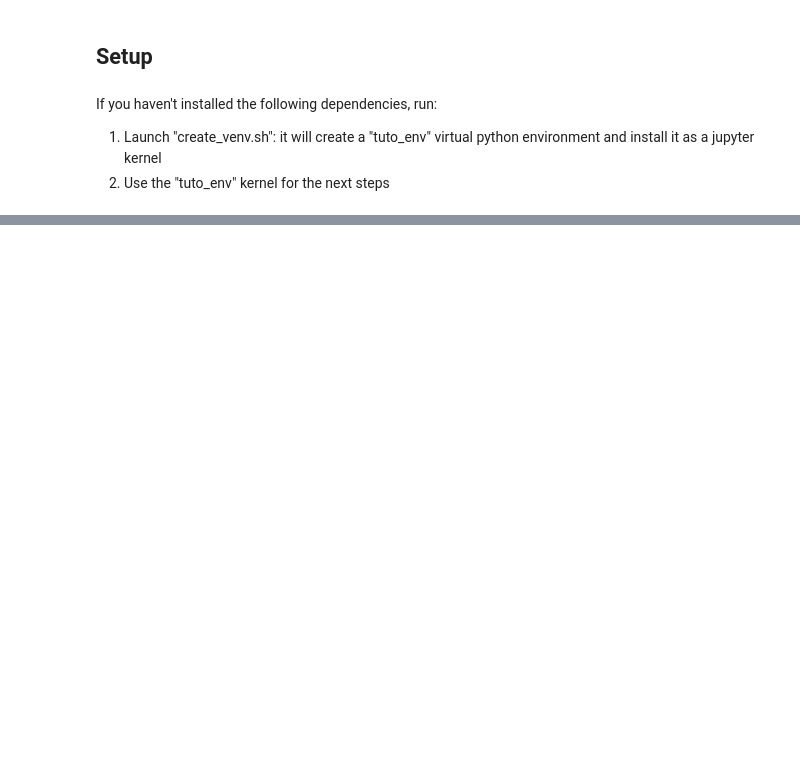
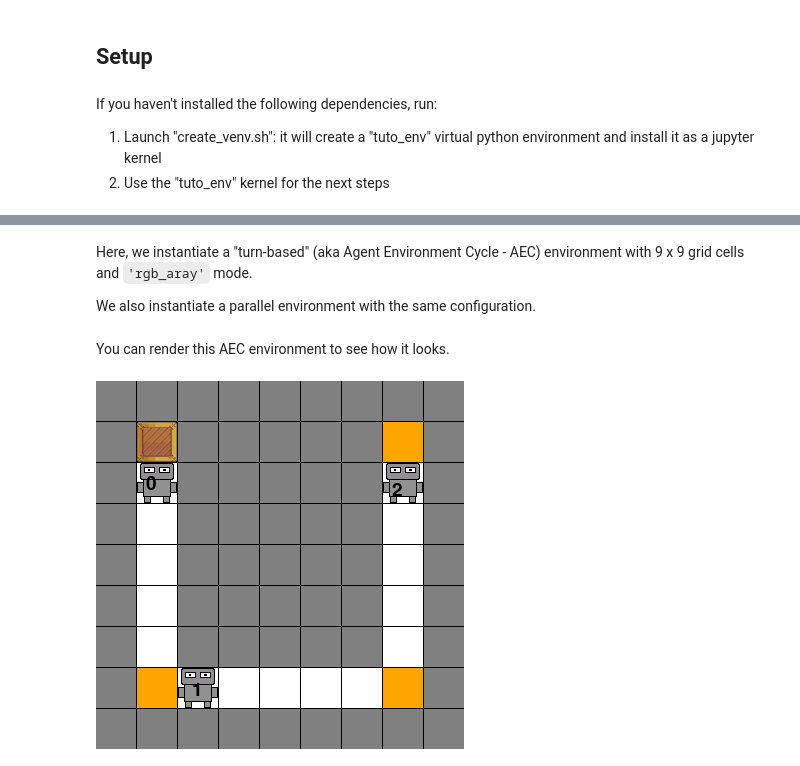
Before and after one commit to julien6/omarl_experiments, a Jupyter notebook: tutorial/pw_tutorial.ipynb, the cells around one changed output, grey strips where cells are left out. Saved outputs shown, nothing was run; the diff lists cells and outputs as text; code cells hidden in the pictures; blank space fills up the shorter version.

```diff
--- a/tutorial/pw_tutorial.ipynb
+++ b/tutorial/pw_tutorial.ipynb
@@ -600,0 +102,17 @@ WARNING:root:IMAGEIO FFMPEG_WRITER WARNING: input image is not divisible by macr
+# %% [markdown]
+Here, we instantiate a "turn-based" (aka Agent Environment Cycle - AEC) environment with 9 x 9 grid cells and `'rgb_aray'` mode.
+
+We also instantiate a parallel environment with the same configuration.
+# %%
+from custom_envs.movingcompany import moving_company_v0
+
+aec_env = moving_company_v0.env(size=9, render_mode="rgb_array")
+
+parallel_env = moving_company_v0.parallel_env(size=9, render_mode="rgb_array")
+# %% [markdown]
+You can render this AEC environment to see how it looks.
+# %%
+aec_env.reset()
+Image.fromarray(aec_env.render())
+# %% [output]
+[figure, added]
```
Also changed, not shown: parts of 129 cells of this notebook, 6 other files.
